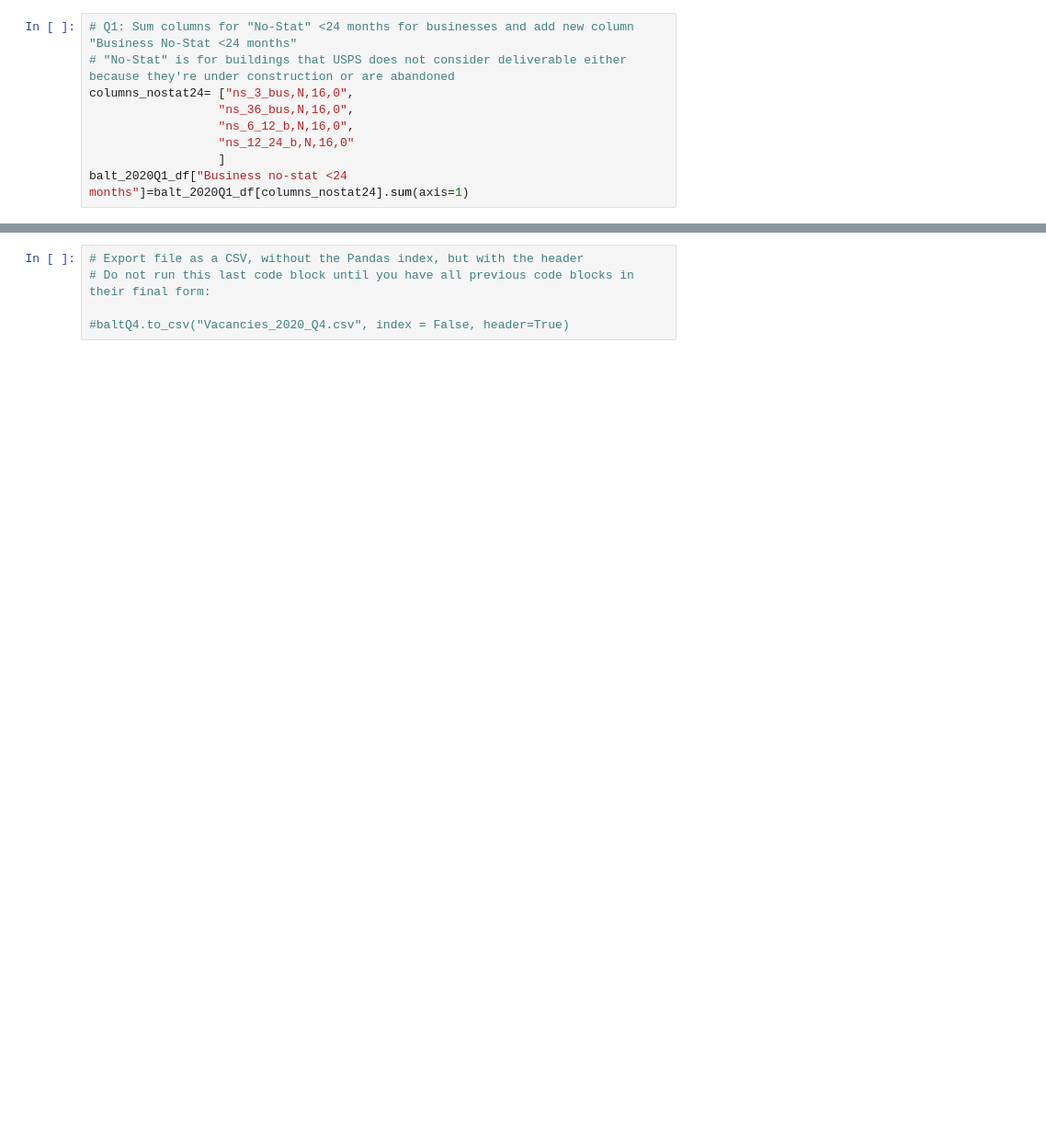
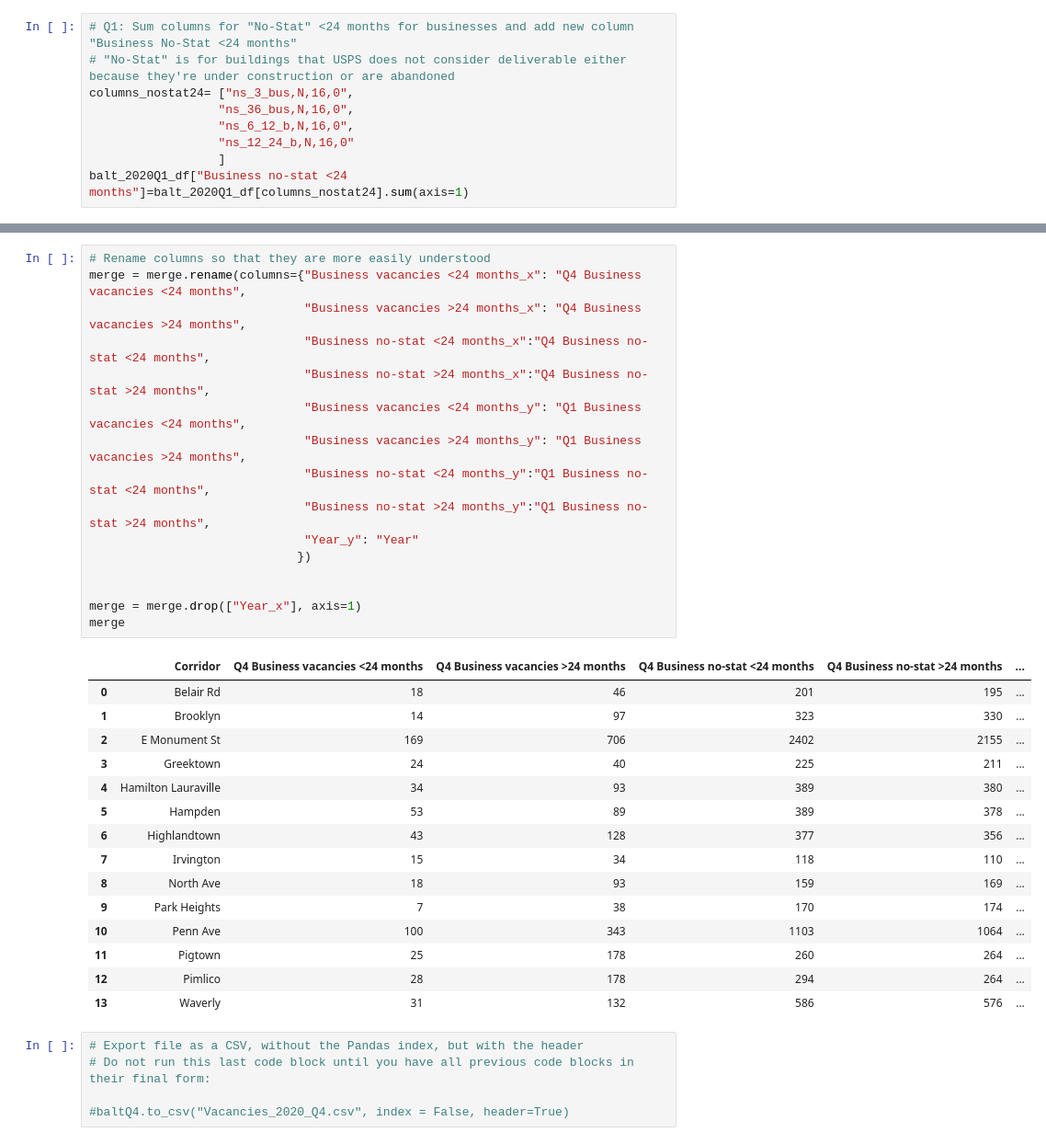
Before and after one commit to Jenkir/vacant_comm_bldgs, a Jupyter notebook: vacants_2020.ipynb, the cells around one changed output, grey strips where cells are left out. Shown: that part at 92% size. Saved outputs shown, nothing was run; the diff lists cells and outputs as text; blank space fills up the shorter version.

```diff
--- a/vacants_2020.ipynb
+++ b/vacants_2020.ipynb
@@ -866,3 +805,35 @@ merge
+# %%
+# Rename columns so that they are more easily understood
+merge = merge.rename(columns={"Business vacancies <24 months_x": "Q4 Business vacancies <24 months",
+                              "Business vacancies >24 months_x": "Q4 Business vacancies >24 months",
+                              "Business no-stat <24 months_x":"Q4 Business no-stat <24 months",
+                              "Business no-stat >24 months_x":"Q4 Business no-stat >24 months",
+                              "Business vacancies <24 months_y": "Q1 Business vacancies <24 months",
+                              "Business vacancies >24 months_y": "Q1 Business vacancies >24 months",
+                              "Business no-stat <24 months_y":"Q1 Business no-stat <24 months",
+                              "Business no-stat >24 months_y":"Q1 Business no-stat >24 months",
+                              "Year_y": "Year"
+                             })
+
+
+merge = merge.drop(["Year_x"], axis=1)
+merge
+# %% [output]
+|  | Corridor | Q4 Business vacancies <24 months | Q4 Business vacancies >24 months | Q4 Business no-stat <24 months | Q4 Business no-stat >24 months | ... |
+| 0 | Belair Rd | 18 | 46 | 201 | 195 | ... |
+| 1 | Brooklyn | 14 | 97 | 323 | 330 | ... |
+| 2 | E Monument St | 169 | 706 | 2402 | 2155 | ... |
+| 3 | Greektown | 24 | 40 | 225 | 211 | ... |
+| 4 | Hamilton Lauraville | 34 | 93 | 389 | 380 | ... |
+| 5 | Hampden | 53 | 89 | 389 | 378 | ... |
+| 6 | Highlandtown | 43 | 128 | 377 | 356 | ... |
+| 7 | Irvington | 15 | 34 | 118 | 110 | ... |
+| 8 | North Ave | 18 | 93 | 159 | 169 | ... |
+| 9 | Park Heights | 7 | 38 | 170 | 174 | ... |
+| 10 | Penn Ave | 100 | 343 | 1103 | 1064 | ... |
+| 11 | Pigtown | 25 | 178 | 260 | 264 | ... |
+| 12 | Pimlico | 28 | 178 | 294 | 264 | ... |
+| 13 | Waverly | 31 | 132 | 586 | 576 | ... |
 # %%
 # Export file as a CSV, without the Pandas index, but with the header
 # Do not run this last code block until you have all previous code blocks in their final form:
```
Also changed, not shown: parts of 65 cells of this notebook.
